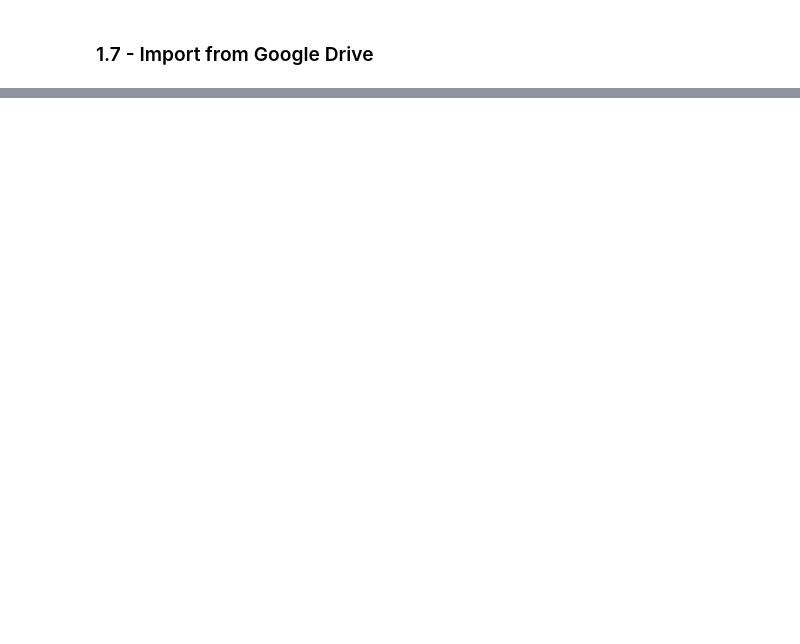
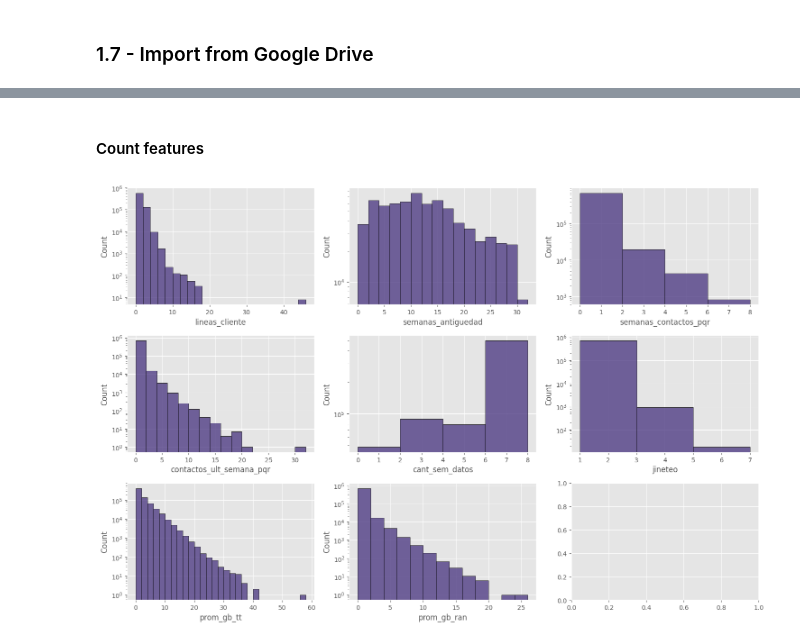
Before and after one commit to leandroaguazaco/data_science_portfolio, a Jupyter notebook: Projects/04-Churn_Telco_Analysis/04_Churn_Telco_Analysis_01_Preprocessing_EDA.ipynb, the cells around one changed output, grey strips where cells are left out. Saved outputs shown, nothing was run; the diff lists cells and outputs as text; code cells hidden in the pictures; blank space fills up the shorter version.

```diff
--- a/Projects/04-Churn_Telco_Analysis/04_Churn_Telco_Analysis_01_Preprocessing_EDA.ipynb
+++ b/Projects/04-Churn_Telco_Analysis/04_Churn_Telco_Analysis_01_Preprocessing_EDA.ipynb
@@ -423,0 +1084,20 @@ Datetime Features: 0
+# %% [markdown]
+#### Count features
+# %%
+%%time
+# Count features (8): countings, bottom limit = 0, upper limit <= 50
+# Original data and log10 y_axis transformation
+count_features = ["lineas_cliente", "semanas_antiguedad", "semanas_contactos_pqr", "contactos_ult_semana_pqr",
+                  "cant_sem_datos", "jineteo", "prom_gb_tt", "prom_gb_ran"]
+
+plot = distrib_plots_seaborn(churn_df.reset_index(drop = True).loc[:, count_features],
+                             # cat = 'banda',
+                             stat = "count",
+                             cols = 3,
+                             binwidth = 2,
+                             kde = False,
+                             y_logscale = True,
+                             figsize = (15, 10) # height and width
+)
+# %% [output]
+[figure, added]
```
Also changed, not shown: parts of 45 cells of this notebook.
